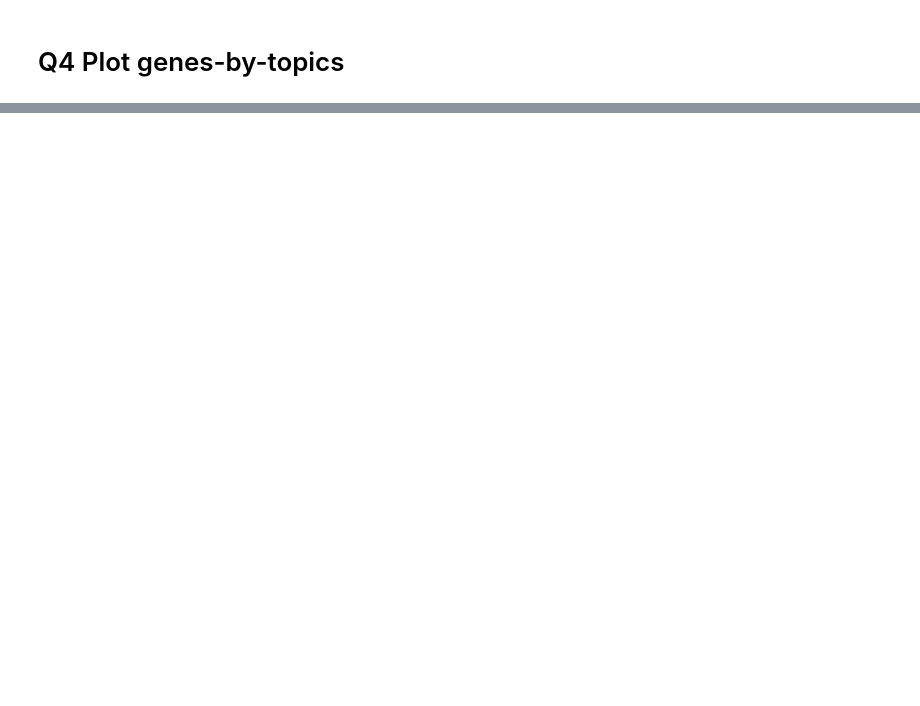
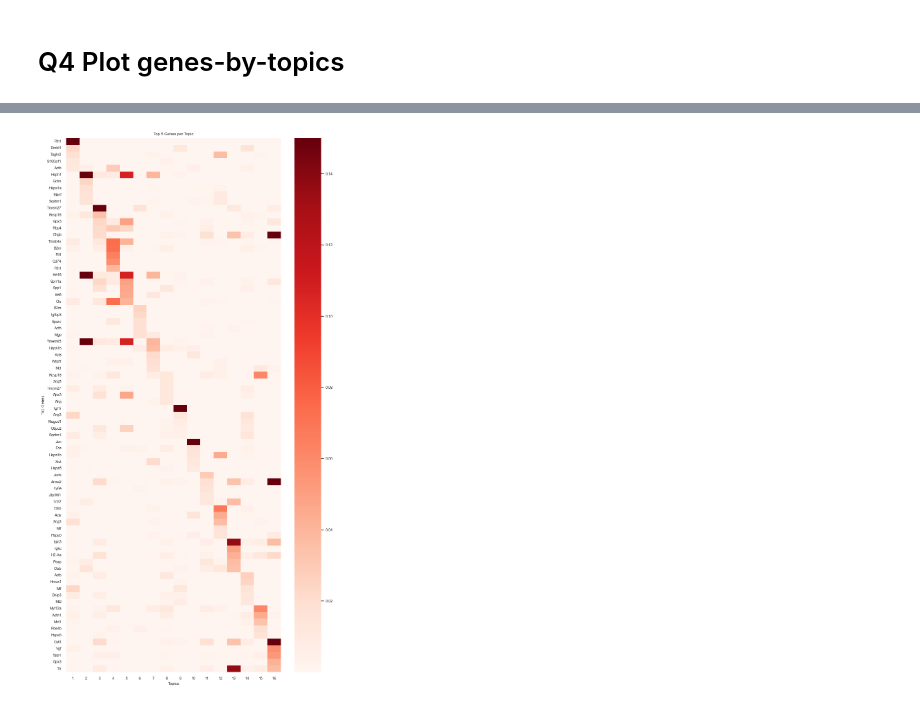
Before and after one commit to kevalpipalia/VAE-on-Mouse-Pancreas-single-cell-RNA-sequencing-data, a Jupyter notebook: comp565_fall2023_A4_starter.ipynb, the cells around one changed output, grey strips where cells are left out. Cells and saved outputs as stored; diff of their text form; code cells hidden in the pictures; blank space fills up the shorter version.

```diff
--- a/comp565_fall2023_A4_starter.ipynb
+++ b/comp565_fall2023_A4_starter.ipynb
@@ -233,0 +434,46 @@ sc.pl.umap(mp_anndata, color='Celltype', title='UMAP plot for the MP cell-embedd
+# %%
+
+# Get the beta matrix
+with torch.no_grad():
+    beta = model.get_beta().cpu().numpy()  # Ensure it's on CPU and convert to numpy
+
+# Now, for each topic, find the indices of the top 5 genes
+sorted_indices = np.argsort(beta, axis=1)
+top_gene_indices_per_topic = np.flip(sorted_indices[:, -5:])
+
+# Create list or array of gene names for the top 5 genes of every topic
+gene_names = genes.values
+top_genes_names = np.array(gene_names)[top_gene_indices_per_topic]# Map indices to names
+top_genes_names_flattened = top_genes_names.flatten()
+
+#Get the top gene values using the found top gene indices
+top_genes_values = beta[:, top_gene_indices_per_topic.flatten()].T  # Transpose to align with the flattened indices
+
+# Flatten the top gene names for the index of the new DataFrame
+top_genes_names_flattened = np.array(gene_names)[top_gene_indices_per_topic.flatten()]
+
+# Create a new empty DataFrame with these gene names as the index
+new_df = pd.DataFrame(index=top_genes_names_flattened, columns=[f'Topic_{i+1}' for i in range(beta.shape[0])])
+
+# Now fill in the new DataFrame with the top genes values:
+for i, gene_name in enumerate(top_genes_names_flattened):
+    new_df.loc[gene_name] = top_genes_values[i]
+
+new_df = new_df.apply(pd.to_numeric)
+
+# Plot the heatmap using seaborn
+plt.figure(figsize=(10, 20))
+sns.heatmap(
+    new_df.iloc[:, ::-1],
+    vmax = 0.15,
+    fmt=".3f",  # Formatting to 3 decimal places
+    yticklabels=np.flip(top_genes_names_flattened.flatten()),  # Gene names as y-ticks
+    xticklabels=[f'{i+1}' for i in range(model.num_topics)],
+    cmap="Reds"
+)
+plt.title('Top 5 Genes per Topic')
+plt.xlabel('Topics')
+plt.ylabel('Top Genes')
+plt.show()
+# %% [output]
+[figure, added]
```
Also changed, not shown: parts of 19 cells of this notebook, 2 other files.
